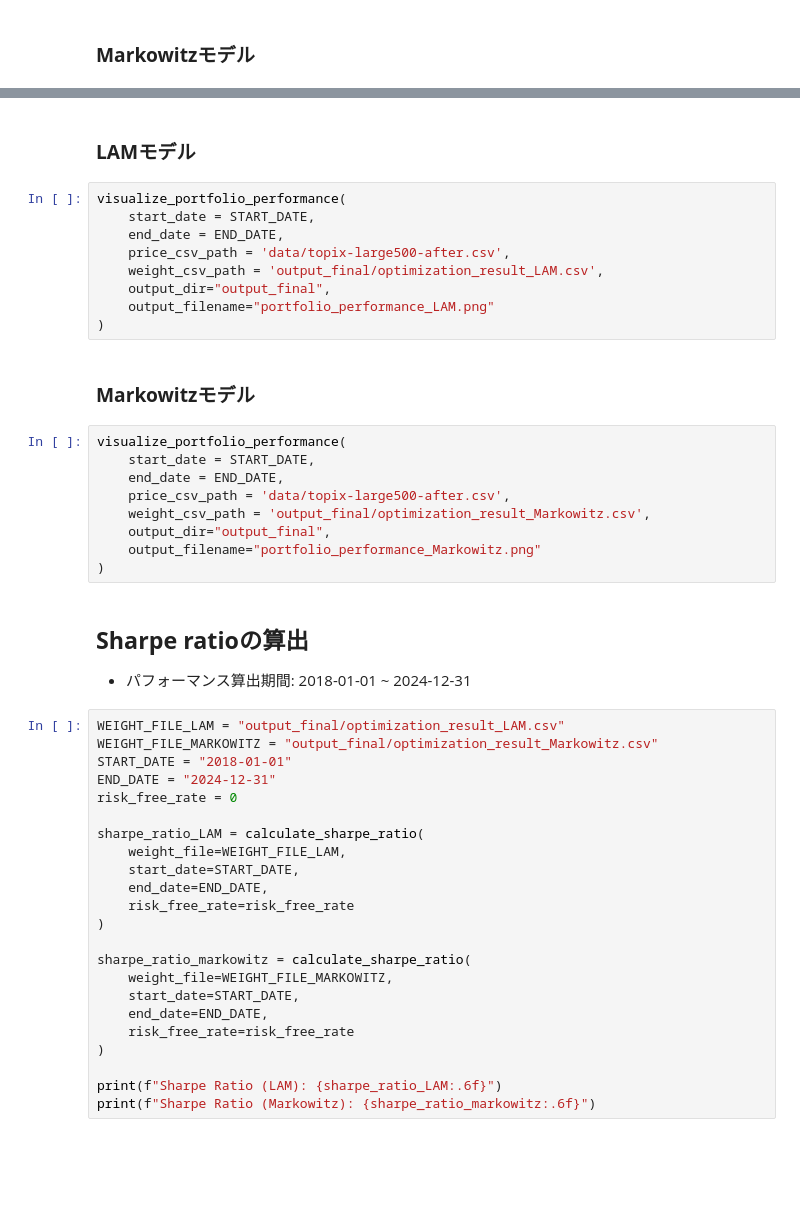
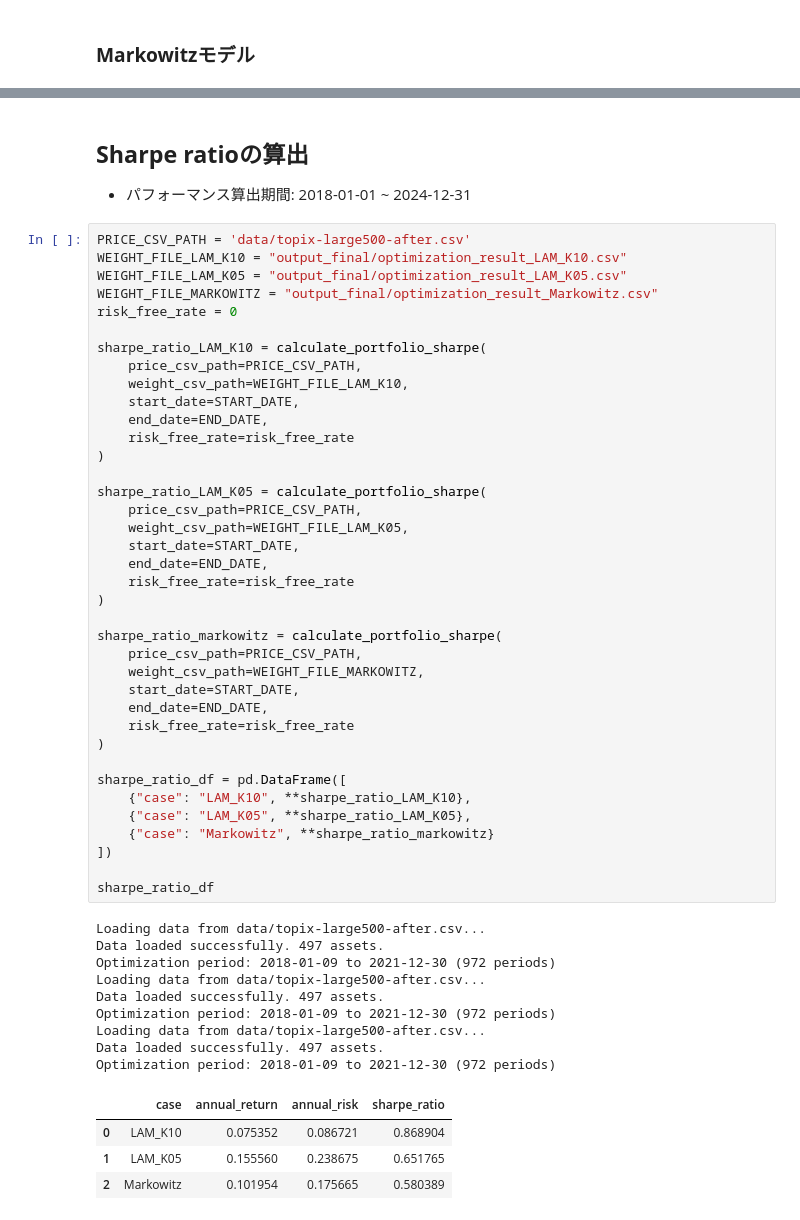
Before and after one commit to K2-621024/AFE02_student_presentation, a Jupyter notebook: notebook_02.ipynb, the cells around one changed output, grey strips where cells are left out. Cells and saved outputs as stored; diff of their text form; blank space fills up the shorter version.

```diff
--- a/notebook_02.ipynb
+++ b/notebook_02.ipynb
@@ -110,48 +199,55 @@ print("\nResults saved to optimization_result_Markowitz.csv")
-# %% [markdown]
-### **LAMモデル**
-# %%
-visualize_portfolio_performance(
-    start_date = START_DATE,
-    end_date = END_DATE,
-    price_csv_path = 'data/topix-large500-after.csv',
-    weight_csv_path = 'output_final/optimization_result_LAM.csv',
-    output_dir="output_final",
-    output_filename="portfolio_performance_LAM.png"
-)
-# %% [markdown]
-### **Markowitzモデル**
-# %%
-visualize_portfolio_performance(
-    start_date = START_DATE,
-    end_date = END_DATE,
-    price_csv_path = 'data/topix-large500-after.csv',
-    weight_csv_path = 'output_final/optimization_result_Markowitz.csv',
-    output_dir="output_final",
-    output_filename="portfolio_performance_Markowitz.png"
-)
 # %% [markdown]
 ## **Sharpe ratioの算出**
 - パフォーマンス算出期間: 2018-01-01 ~ 2024-12-31
 # %%
-WEIGHT_FILE_LAM = "output_final/optimization_result_LAM.csv"
+PRICE_CSV_PATH = 'data/topix-large500-after.csv'
+WEIGHT_FILE_LAM_K10 = "output_final/optimization_result_LAM_K10.csv"
+WEIGHT_FILE_LAM_K05 = "output_final/optimization_result_LAM_K05.csv"
 WEIGHT_FILE_MARKOWITZ = "output_final/optimization_result_Markowitz.csv"
-START_DATE = "2018-01-01"
-END_DATE = "2024-12-31"
 risk_free_rate = 0
 
-sharpe_ratio_LAM = calculate_sharpe_ratio(
-    weight_file=WEIGHT_FILE_LAM,
+sharpe_ratio_LAM_K10 = calculate_portfolio_sharpe(
+    price_csv_path=PRICE_CSV_PATH,
+    weight_csv_path=WEIGHT_FILE_LAM_K10,
     start_date=START_DATE,
     end_date=END_DATE,
     risk_free_rate=risk_free_rate
 )
 
-sharpe_ratio_markowitz = calculate_sharpe_ratio(
-    weight_file=WEIGHT_FILE_MARKOWITZ,
+sharpe_ratio_LAM_K05 = calculate_portfolio_sharpe(
+    price_csv_path=PRICE_CSV_PATH,
+    weight_csv_path=WEIGHT_FILE_LAM_K05,
     start_date=START_DATE,
     end_date=END_DATE,
     risk_free_rate=risk_free_rate
 )
 
-print(f"Sharpe Ratio (LAM): {sharpe_ratio_LAM:.6f}")
-print(f"Sharpe Ratio (Markowitz): {sharpe_ratio_markowitz:.6f}")
+sharpe_ratio_markowitz = calculate_portfolio_sharpe(
+    price_csv_path=PRICE_CSV_PATH,
+    weight_csv_path=WEIGHT_FILE_MARKOWITZ,
+    start_date=START_DATE,
+    end_date=END_DATE,
+    risk_free_rate=risk_free_rate
+)
+
+sharpe_ratio_df = pd.DataFrame([
+    {"case": "LAM_K10", **sharpe_ratio_LAM_K10},
+    {"case": "LAM_K05", **sharpe_ratio_LAM_K05},
+    {"case": "Markowitz", **sharpe_ratio_markowitz}
+])
+
+sharpe_ratio_df
+# %% [output]
+Loading data from data/topix-large500-after.csv...
+Data loaded successfully. 497 assets.
+Optimization period: 2018-01-09 to 2021-12-30 (972 periods)
+Loading data from data/topix-large500-after.csv...
+Data loaded successfully. 497 assets.
+Optimization period: 2018-01-09 to 2021-12-30 (972 periods)
+Loading data from data/topix-large500-after.csv...
+Data loaded successfully. 497 assets.
+Optimization period: 2018-01-09 to 2021-12-30 (972 periods)
+|  | case | annual_return | annual_risk | sharpe_ratio |
+| 0 | LAM_K10 | 0.075352 | 0.086721 | 0.868904 |
+| 1 | LAM_K05 | 0.155560 | 0.238675 | 0.651765 |
+| 2 | Markowitz | 0.101954 | 0.175665 | 0.580389 |
```
Also changed, not shown: parts of 8 cells of this notebook, 7 other files.
